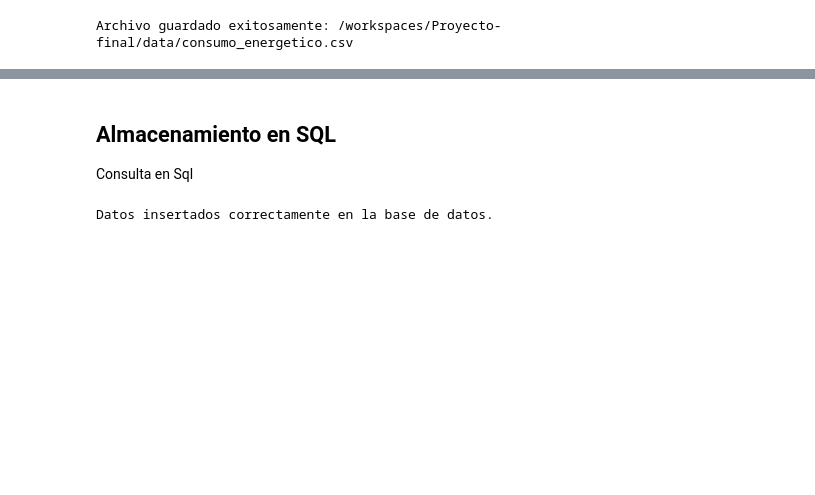
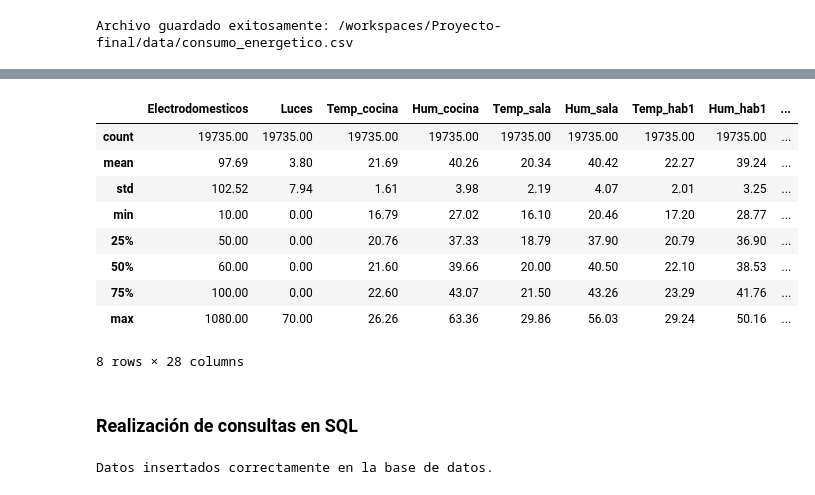
Before and after one commit to Gabymoctezuma/Proyecto-final, a Jupyter notebook: src/explore.ipynb, the cells around one changed output, grey strips where cells are left out. Drawn from its saved outputs; the diff is of its cells as text; code cells hidden in the pictures; blank space fills up the shorter version.

```diff
--- a/src/explore.ipynb
+++ b/src/explore.ipynb
@@ -143,0 +117,4 @@ df.describe()
+# %%
+# Variables que componen la base de datos
+columna_excluir = 'ID'
+print(f'Las {df.shape[1]} variables que componen la base son:\n' + '\n'.join([col for col in df.columns if col != columna_excluir]))
@@ -144,6 +160,22 @@ df.describe()
+# %%
+# Estadísticos de las variables que componen la base
+df_filtrado = df.select_dtypes(include=['number'])  # Mantiene solo columnas numéricas
+df_filtrado = df_filtrado[[col for col in df_filtrado.columns if col not in columna_excluir]]
+
+round(df_filtrado.describe(),2)
+# %% [output]
+|  | Electrodomesticos | Luces | Temp_cocina | Hum_cocina | Temp_sala | Hum_sala | Temp_hab1 | Hum_hab1 | ... |
+| count | 19735.00 | 19735.00 | 19735.00 | 19735.00 | 19735.00 | 19735.00 | 19735.00 | 19735.00 | ... |
+| mean | 97.69 | 3.80 | 21.69 | 40.26 | 20.34 | 40.42 | 22.27 | 39.24 | ... |
+| std | 102.52 | 7.94 | 1.61 | 3.98 | 2.19 | 4.07 | 2.01 | 3.25 | ... |
+| min | 10.00 | 0.00 | 16.79 | 27.02 | 16.10 | 20.46 | 17.20 | 28.77 | ... |
+| 25% | 50.00 | 0.00 | 20.76 | 37.33 | 18.79 | 37.90 | 20.79 | 36.90 | ... |
+| 50% | 60.00 | 0.00 | 21.60 | 39.66 | 20.00 | 40.50 | 22.10 | 38.53 | ... |
+| 75% | 100.00 | 0.00 | 22.60 | 43.07 | 21.50 | 43.26 | 23.29 | 41.76 | ... |
+| max | 1080.00 | 70.00 | 26.26 | 63.36 | 29.86 | 56.03 | 29.24 | 50.16 | ... |
+8 rows × 28 columns
 # %% [markdown]
-## Almacenamiento en SQL
-Consulta en Sql
+### Realización de consultas en SQL
 # %%
 import sqlite3
 import pandas as pd
```
Also changed, not shown: parts of 39 cells of this notebook, 3 other files.
